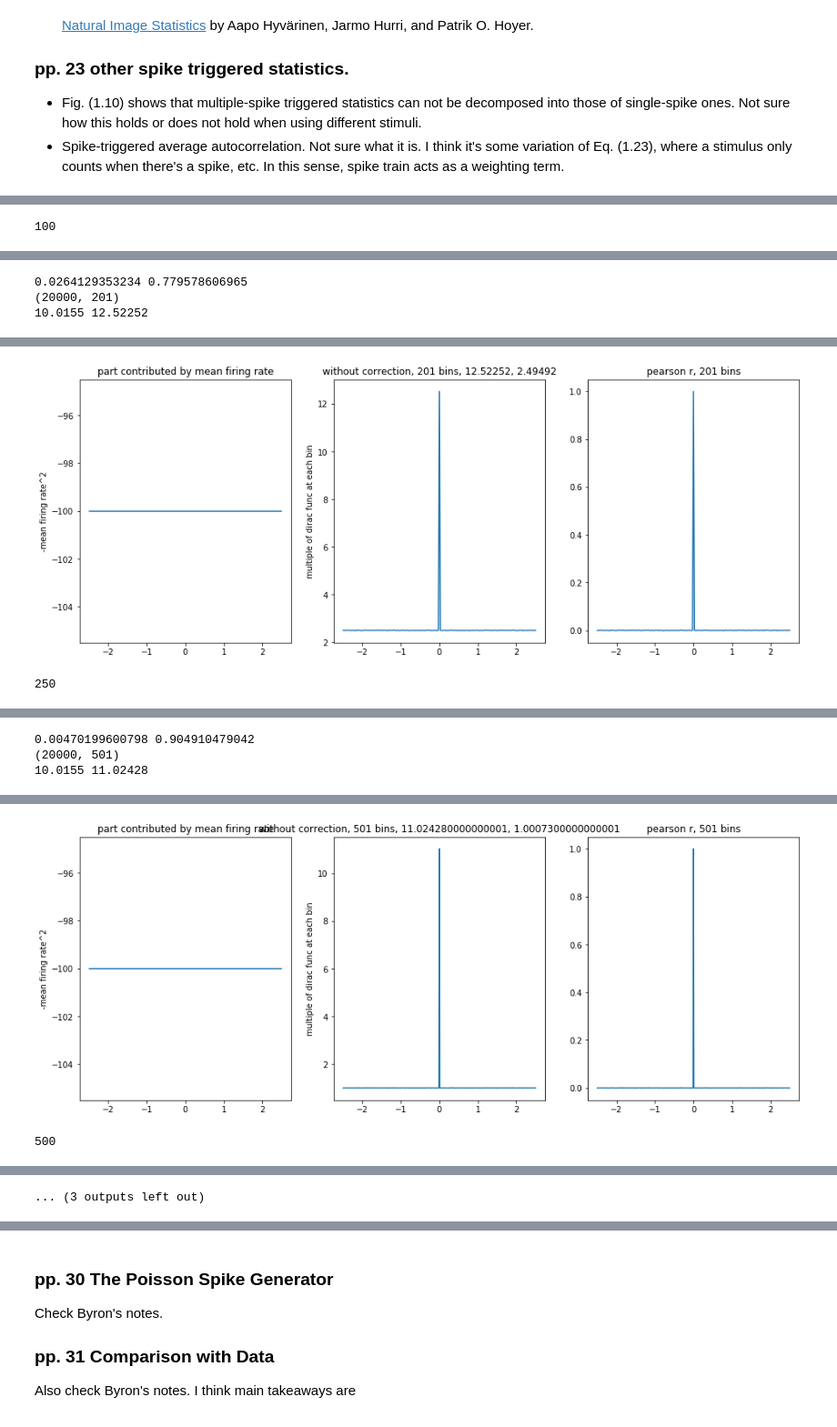
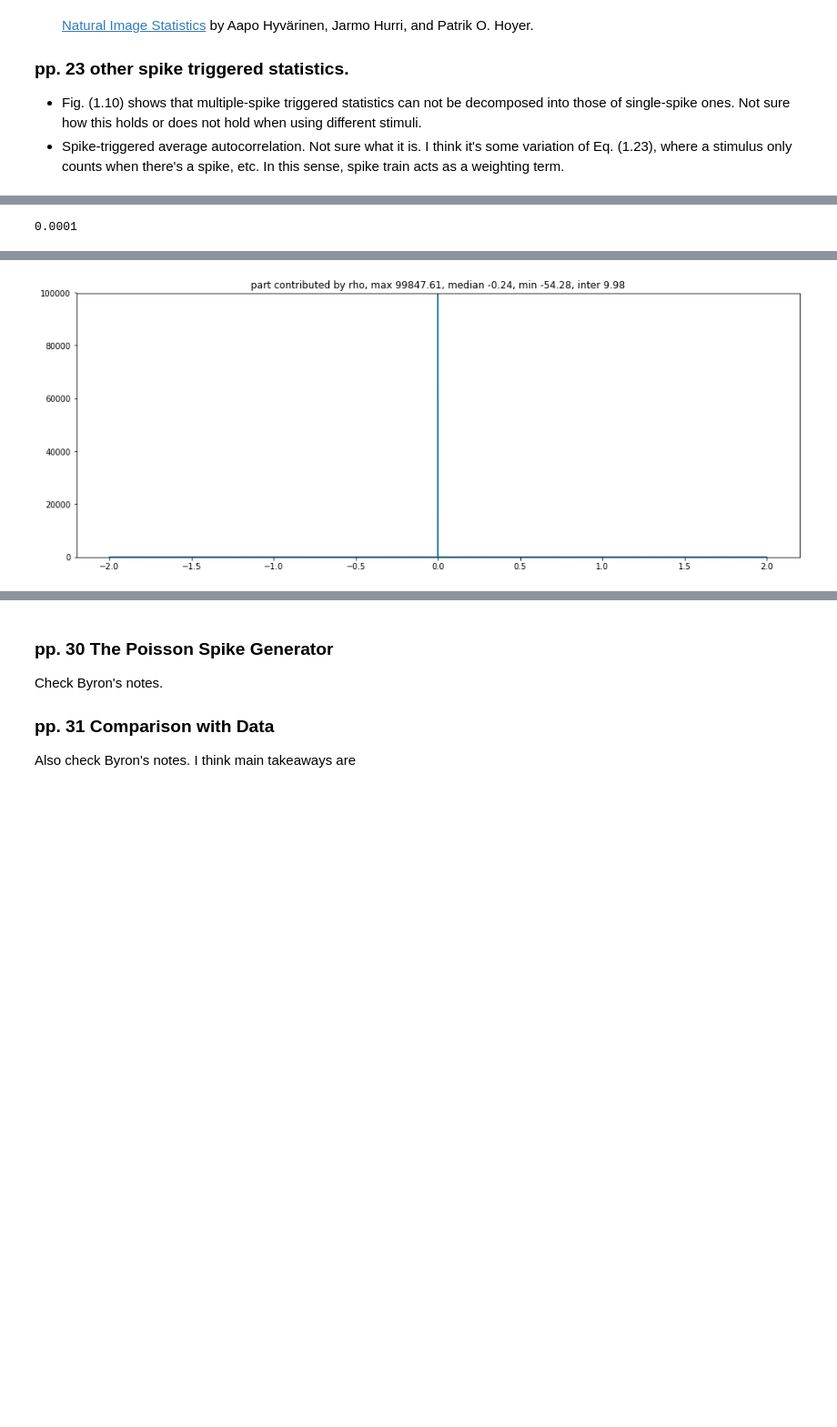
Before and after one commit to leelabcnbc/book-notes, a Jupyter notebook: books/TN/chapter_01.ipynb, the cells around one changed output, grey strips where cells are left out. Shown at 91% size. Saved outputs shown, nothing was run; the diff lists cells and outputs as text; code cells hidden in the pictures; blank space fills up the shorter version.

```diff
--- a/books/TN/chapter_01.ipynb
+++ b/books/TN/chapter_01.ipynb
@@ -218,0 +262,3 @@ def compute_one_term_in_Q(all_binned_train, firing_rate, T):
+# %%
+all_train_d = generate_all_disted_trains(T_this, firing_rate_this, num_trial_this)
+all_train_d_flat = np.concatenate(all_train_d)
@@ -219,23 +268,36 @@ def compute_one_term_in_Q(all_binned_train, firing_rate, T):
 # %%
-for num_bin_half in num_bin_half_list:
-    print(num_bin_half)
-    all_binned_trains = generate_all_binned_trains(T, firing_rate, num_bin_half*2+1, num_trial)
-    print((all_binned_trains>1).mean(), (all_binned_trains==0).mean())
-    print(all_binned_trains.shape)
-    # this shows that, being always higher than 10 is just because bins of more than two spikes.
-    print(all_binned_trains.sum()/num_trial/T, np.square(all_binned_trains).sum()/num_trial/T)
-    result_this_no_mean, result_this, result_this_corr = compute_one_term_in_Q(all_binned_trains, firing_rate, T)
+num_bin_half = 5000
+num_bin_integral = 50
+ticks = np.linspace(-T_this/2, T_this/2, num_bin_half*2+1)
+tick_space = T_this/(2*num_bin_half)
+#ticks_to_try = ticks[num_bin_half:]
+for delta_t_this in delta_t_list:
+    print(delta_t_this)
+
+    result_this = compute_integral_one_spike_train_dist_batch(all_train_d_flat, ticks, delta_t_this, T_this, num_trial_this)
+    result_this = result_this - firing_rate_this**2
+
+    # I will need to compute the integral
+    # around, say, num_bin_integral*2+1 bins in the center.
+
+    inter_center = result_this[num_bin_half-num_bin_integral:num_bin_half+num_bin_integral+1].sum()*tick_space/T_this
+
     plt.close('all')
-    fig, axes = plt.subplots(1,3,figsize=(16, 6))
-    ticks = np.linspace(-T/2, T/2, 2*num_bin_half+1)
-    axes[0].plot(ticks, np.broadcast_to(result_this, result_this_no_mean.shape))
-    axes[0].set_title(f'part contributed by mean firing rate')
-    axes[0].set_ylabel('-mean firing rate^2')
-    axes[1].plot(ticks, result_this_no_mean)
-    axes[1].set_title(f'without correction, {num_bin_half*2+1} bins, {result_this_no_mean.max()}, {np.median(result_this_no_mean)}')
-    axes[1].set_ylabel('multiple of dirac func at each bin')
-    axes[2].plot(ticks, result_this_corr)
-    axes[2].set_title(f'pearson r, {num_bin_half*2+1} bins')
+    fig, axes = plt.subplots(1,1,figsize=(16, 6), squeeze=False)
+    axes = axes.ravel()
+    axes[0].plot(ticks, result_this)
+    # title is wrong. don't have "part contributed by rho" part.
+    axes[0].set_title('part contributed by rho, max {:.2f}, median {:.2f}, min {:.2f}, inter {:.2f}'.format(
+        result_this.max(), np.median(result_this), result_this.min(), inter_center
+    ))
+    axes[0].set_ylim(result_this.min(), result_this.max())
+
+
+#     axes[1].plot(ticks, result_this_no_mean)
+#     axes[1].set_title(f'without correction, {num_bin_half*2+1} bins, {result_this_no_mean.max()}, {np.median(result_this_no_mean)}')
+#     axes[1].set_ylabel('multiple of dirac func at each bin')
+#     axes[2].plot(ticks, result_this_corr)
+#     axes[2].set_title(f'pearson r, {num_bin_half*2+1} bins')
     plt.show()
 # %% [output]
-100
+0.0001
@@ -243,3 +320,0 @@ for num_bin_half in num_bin_half_list:
-0.0264129353234 0.779578606965
-(20000, 201)
-10.0155 12.52252
@@ -253,2 +321 @@ for num_bin_half in num_bin_half_list:
-[figure, old version]
+[figure, new version]
-250
@@ -257,3 +321,0 @@ for num_bin_half in num_bin_half_list:
-0.00470199600798 0.904910479042
-(20000, 501)
-10.0155 11.02428
@@ -268,2 +321,0 @@ for num_bin_half in num_bin_half_list:
-[figure, removed]
-500
@@ -272,2 +322 @@ for num_bin_half in num_bin_half_list:
-... (3 outputs left out)
 # %% [markdown]
```
Also changed, not shown: parts of 8 cells of this notebook.
